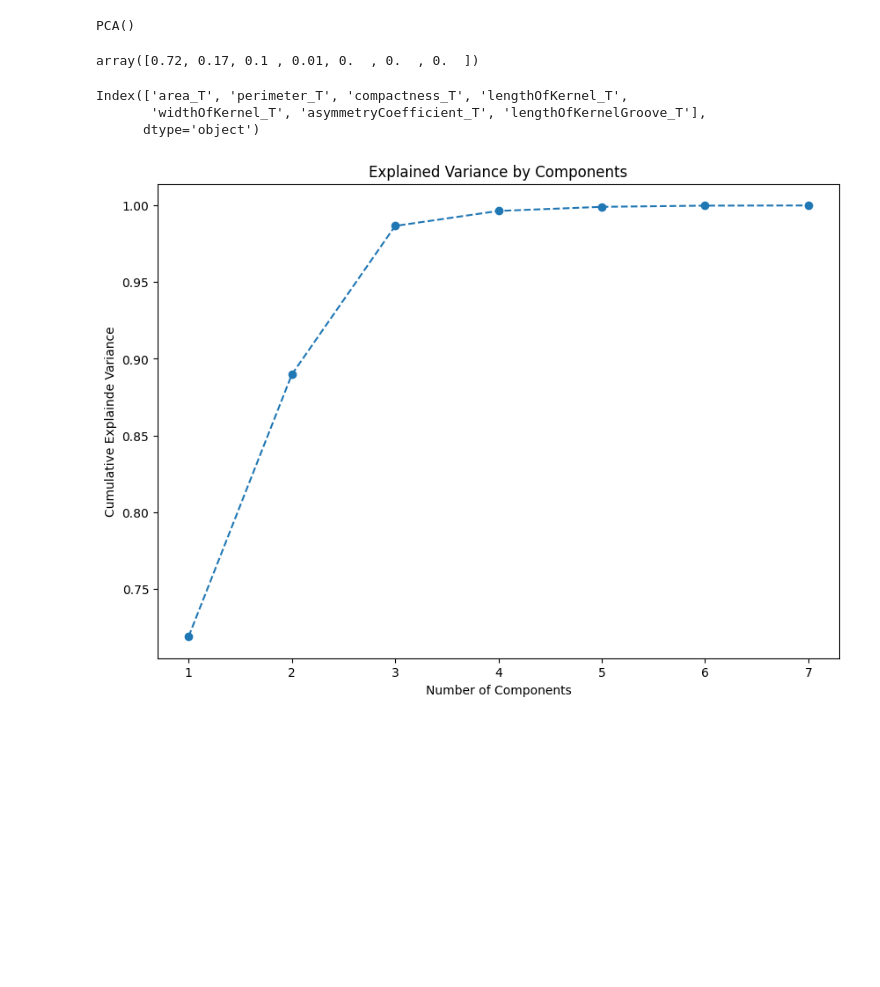
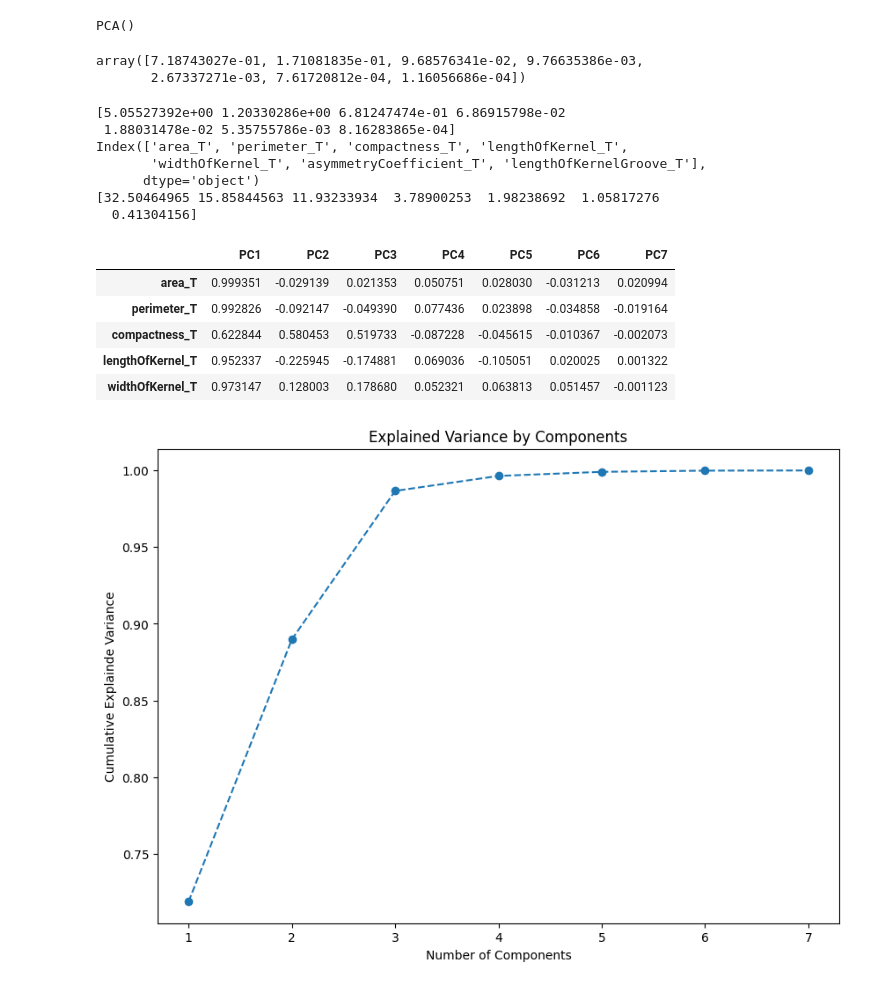
Before and after one commit to primojavier/Azure_Deep, a Jupyter notebook: Warehouses_Cluster.ipynb, the cells around one changed output. Saved outputs shown, nothing was run; the diff lists cells and outputs as text; code cells hidden in the pictures; blank space fills up the shorter version.

```diff
--- a/Warehouses_Cluster.ipynb
+++ b/Warehouses_Cluster.ipynb
@@ -126,12 +126,34 @@ pca.fit(df2)
 PCA()
 # %%
 display(pca.explained_variance_ratio_)
+print(pca.explained_variance_)
 print(df2.columns)
+print(pca.singular_values_)
 # %% [output]
-array([0.72, 0.17, 0.1 , 0.01, 0.  , 0.  , 0.  ])
+array([7.18743027e-01, 1.71081835e-01, 9.68576341e-02, 9.76635386e-03,
+       2.67337271e-03, 7.61720812e-04, 1.16056686e-04])
+[5.05527392e+00 1.20330286e+00 6.81247474e-01 6.86915798e-02
+ 1.88031478e-02 5.35755786e-03 8.16283865e-04]
 Index(['area_T', 'perimeter_T', 'compactness_T', 'lengthOfKernel_T',
        'widthOfKernel_T', 'asymmetryCoefficient_T', 'lengthOfKernelGroove_T'],
       dtype='object')
+[32.50464965 15.85844563 11.93233934  3.78900253  1.98238692  1.05817276
+  0.41304156]
+# %%
+import numpy as np
+
+loadings = pd.DataFrame(data=pca.components_.T * np.sqrt(pca.explained_variance_),
+    columns=[f'PC{i}' for i in range(1, len(df2.columns) + 1)],
+    index=df2.columns
+)
+loadings.head()
+# %% [output]
+|  | PC1 | PC2 | PC3 | PC4 | PC5 | PC6 | PC7 |
+| area_T | 0.999351 | -0.029139 | 0.021353 | 0.050751 | 0.028030 | -0.031213 | 0.020994 |
+| perimeter_T | 0.992826 | -0.092147 | -0.049390 | 0.077436 | 0.023898 | -0.034858 | -0.019164 |
+| compactness_T | 0.622844 | 0.580453 | 0.519733 | -0.087228 | -0.045615 | -0.010367 | -0.002073 |
+| lengthOfKernel_T | 0.952337 | -0.225945 | -0.174881 | 0.069036 | -0.105051 | 0.020025 | 0.001322 |
+| widthOfKernel_T | 0.973147 | 0.128003 | 0.178680 | 0.052321 | 0.063813 | 0.051457 | -0.001123 |
 # %%
 # Plot PCA
 plt.figure(figsize=(10,7))
```
Also changed, not shown: parts of 14 cells of this notebook.
